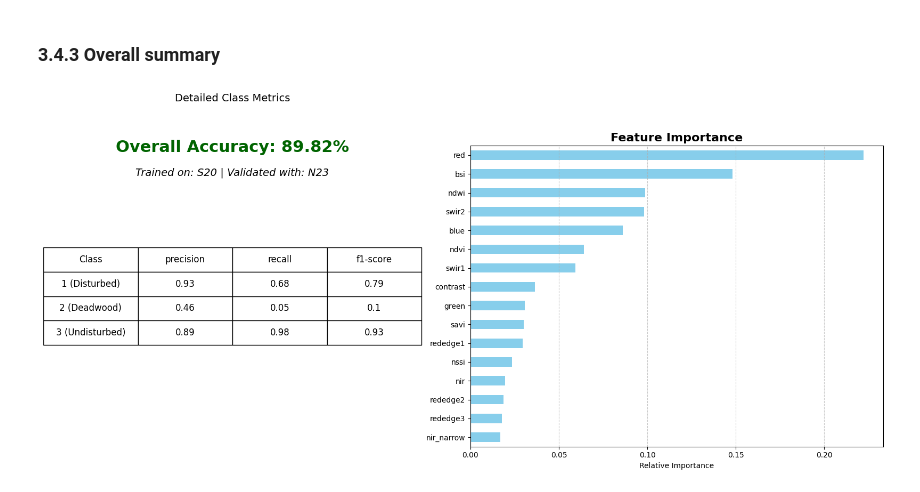
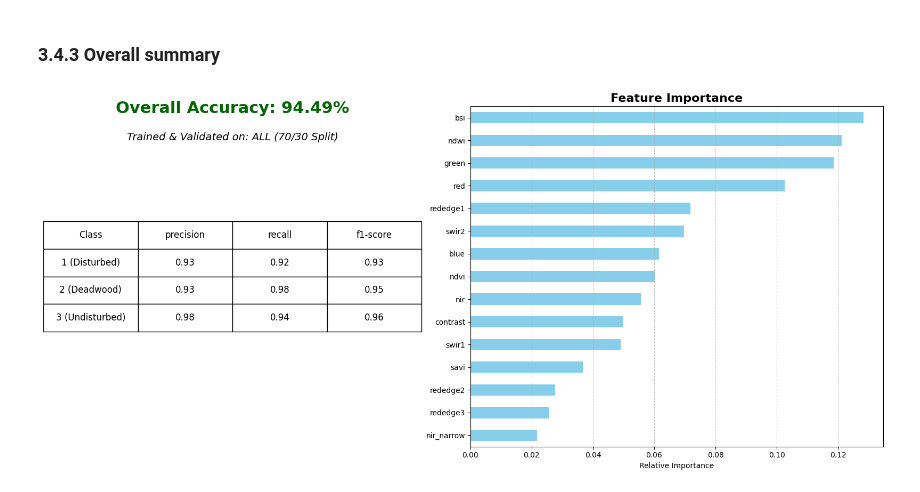
Before and after one commit to milesberberich/ROOT, a Jupyter notebook: randomForest_Training.ipynb, the cells around one changed output. Cells and saved outputs as stored; diff of their text form; code cells hidden in the pictures.

Commit message:
began to fix the "dataleak-problem", when training on "ALL" and predicting for one specific scene

```diff
--- a/randomForest_Training.ipynb
+++ b/randomForest_Training.ipynb
@@ -59,14 +60,14 @@ OVERSAMPLING: oversamples the minority class
 OVERSAMPLE_NUMBER: the number to which the minority class is oversampled.
 The number of all valid pixels of all classes used with OVERSAMPLING is therefore 3*OVERSAMPLE_NUMBER.
 # %%
-chosen_bands = [ "blue", "green", "red", "rededge1", "rededge2", "rededge3", "nir", "nir_narrow", "swir1", "swir2", "ndvi", "savi", "ndwi", "bsi", "nssi", "contrast"] #options: "blue", "green", "red", "rededge1", "rededge2", "rededge3", "nir", "nir_narrow", "swir1", "swir2", "ndvi", "savi", "ndwi", "bsi", "nssi", "contrast", "dissimilarity", "homogeneity", "energy", "correlation", "ASM"
-REGION_TRAIN_MODE = "S22" # options: "ALL", "N22", "N23", "S20", "S22"
-REGION_VAL_MODE = "N23" # options: "ALL", "N22", "N23", "S20", "S22"
-BALANCE_MODE = "MIN800" # options: "OVERSAMPLING", "UNDERSAMPLING", "MIN800"
+chosen_bands = ["blue", "green", "red", "rededge1", "rededge2", "rededge3", "nir", "nir_narrow", "swir1", "swir2", "ndvi", "savi", "ndwi", "bsi", "contrast"] #options: "blue", "green", "red", "rededge1", "rededge2", "rededge3", "nir", "nir_narrow", "swir1", "swir2", "ndvi", "savi", "ndwi", "bsi", "nssi", "contrast", "dissimilarity", "homogeneity", "energy", "correlation", "ASM"
+REGION_TRAIN_MODE = "ALL" # options: "ALL", "N22", "N23", "S20", "S22"
+REGION_VAL_MODE = "ALL" # options: "ALL", "N22", "N23", "S20", "S22"
+BALANCE_MODE = "OVERSAMPLING" # options: "OVERSAMPLING", "UNDERSAMPLING", "MIN800"
 # the option oversampling oversamples the minorty class (deadwood) to the OVERSAMPLE_NUMBER
 # the option UNDERSAMPLING undersamples the majority classes extent it matches the minority classes
 # the option MIN800 checks if the minority class contains less than 800 valid pixels. If it contains less, it oversamples the minority class to 800 valid pixels
-OVERSAMPLE_NUMBER = 1000 # options: the number to which the deadwood class should be oversampled
+OVERSAMPLE_NUMBER = 2000 # options: the number to which the deadwood class should be oversampled
 # %% [markdown]
 ### 2.2 Importing Data
 
@@ -225,7 +227,12 @@ if REGION_TRAIN_MODE == REGION_VAL_MODE:
     forestclass = df["trainclass"]
     pred_train, pred_test, forestclass_train, forestclass_test = train_test_split(preds, forestclass, test_size=0.3, random_state=42)
 
-if REGION_TRAIN_MODE != REGION_VAL_MODE:
+if REGION_TRAIN_MODE == "ALL" and REGION_VAL_MODE != "ALL":
+
+
+
+
+if REGION_TRAIN_MODE != REGION_VAL_MODE and REGION_TRAIN_MODE != "ALL":
 
     forestclass_train = df["trainclass"]
     pred_train = df.drop(columns=["trainclass", "x", "y"])
@@ -332,34 +339,34 @@ else:
 fig, (ax_table, ax_plot) = plt.subplots(1, 2, figsize=(16, 8), gridspec_kw={'width_ratios': [1, 1.2]})
 
 # --- Left Side: Table & Accuracy Score ---
 ax_table.axis('off')
 
 # Big Overall Accuracy Score
 ax_table.text(0.5, 0.98, f"Overall Accuracy: {overall_acc:.2%}",
               fontsize=22, fontweight='bold', ha='center', color='darkgreen')
 
 # Dynamic Data Source Line
 ax_table.text(0.5, 0.90, data_info,
               fontsize=14, fontstyle='italic', ha='center', color='black')
 
-ax_table.set_title('Detailed Class Metrics', fontsize=14, pad=60)
+ax_table.set_title('', fontsize=14, pad=60)
 the_table = ax_table.table(cellText=report_df.values,
                            colLabels=report_df.columns,
                            loc='center',
                            cellLoc='center')
 the_table.auto_set_font_size(False)
 the_table.set_fontsize(12)
 the_table.scale(1.1, 3)
 
 # --- Right Side: Bar Plot ---
 importances.plot(kind='barh', color='skyblue', ax=ax_plot)
 ax_plot.set_title('Feature Importance', fontsize=16, fontweight='bold')
 ax_plot.set_xlabel('Relative Importance')
 ax_plot.grid(axis='x', linestyle='--', alpha=0.7)
 
 plt.tight_layout(rect=[0, 0.03, 1, 0.95])
 plt.show()
 # %% [output]
-[figure, old version]
+[figure, new version]
 # %%
 #joblib.dump(rf, r"C:\Users\miles\OneDrive\Dokumente\ROOT\models\rf_s22_s22\rf_s22_s22.joblib")
```
Also changed, not shown: parts of 9 cells of this notebook.
